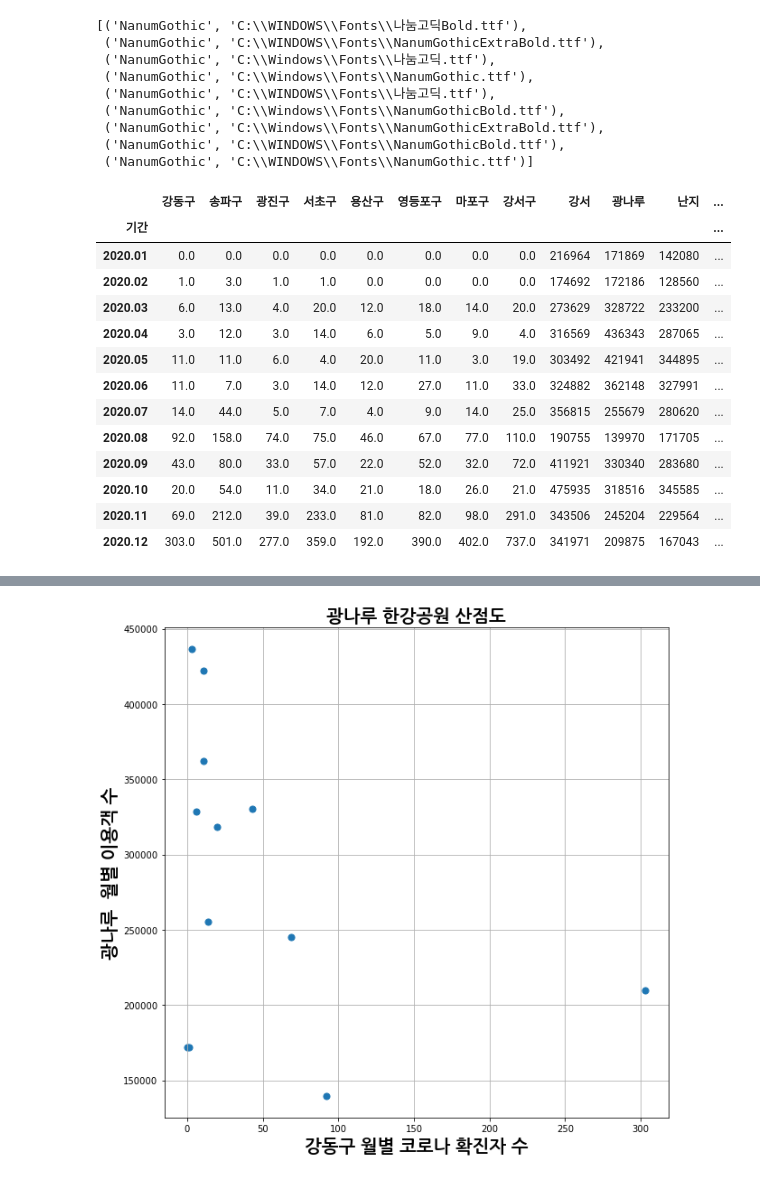
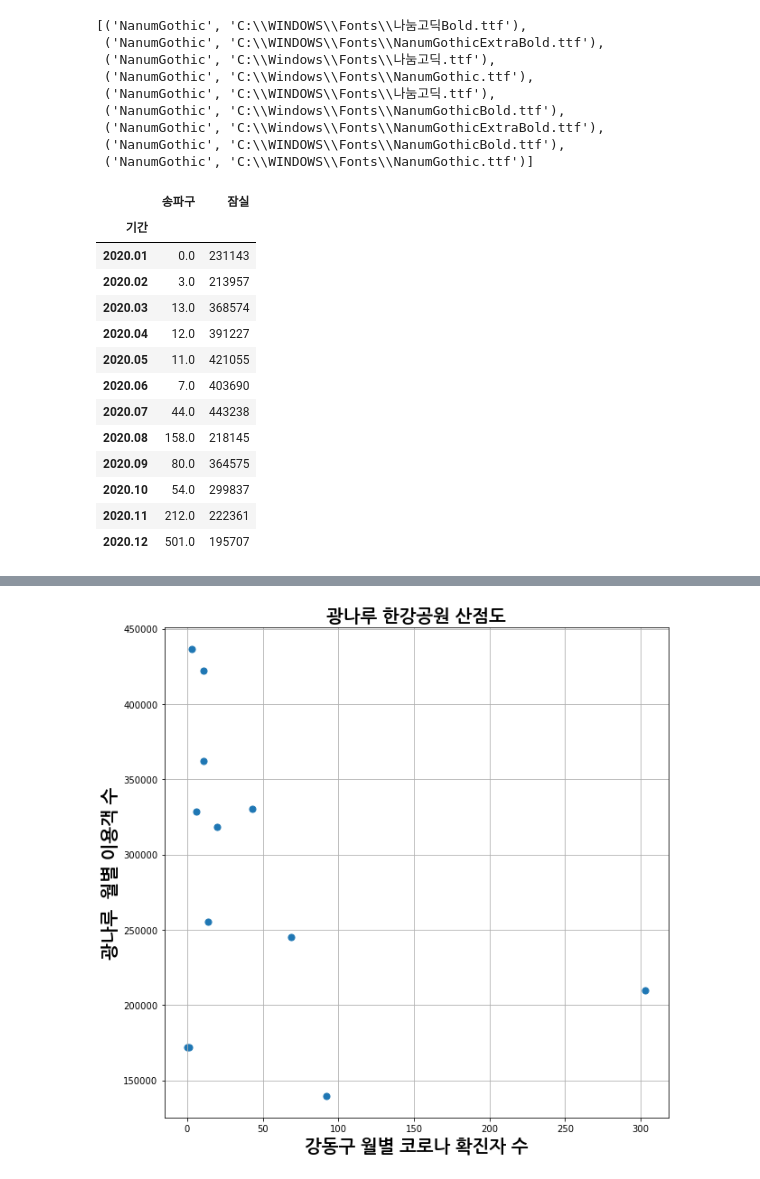
Before and after one commit to doungge/covid19---hangangpark, a Jupyter notebook: 한강공원과 코로나.ipynb, the cells around one changed output, grey strips where cells are left out. Cells and saved outputs as stored; diff of their text form; code cells hidden in the pictures.

```diff
--- a/한강공원과 코로나.ipynb
+++ b/한강공원과 코로나.ipynb
@@ -252,20 +252,20 @@ fontprop = fm.FontProperties(fname=path, size =20)
 
 #M_np.plot(kind = 'barh', grid = True, figsize = (10,10))
 #plt.show()
-# %%
-M_np.head(12)
-# %% [output]
-|  | 강동구 | 송파구 | 광진구 | 서초구 | 용산구 | 영등포구 | 마포구 | 강서구 | 강서 | 광나루 | 난지 | ... |
-| 기간 |  |  |  |  |  |  |  |  |  |  |  | ... |
-| 2020.01 | 0.0 | 0.0 | 0.0 | 0.0 | 0.0 | 0.0 | 0.0 | 0.0 | 216964 | 171869 | 142080 | ... |
-| 2020.02 | 1.0 | 3.0 | 1.0 | 1.0 | 0.0 | 0.0 | 0.0 | 0.0 | 174692 | 172186 | 128560 | ... |
-| 2020.03 | 6.0 | 13.0 | 4.0 | 20.0 | 12.0 | 18.0 | 14.0 | 20.0 | 273629 | 328722 | 233200 | ... |
-| 2020.04 | 3.0 | 12.0 | 3.0 | 14.0 | 6.0 | 5.0 | 9.0 | 4.0 | 316569 | 436343 | 287065 | ... |
-| 2020.05 | 11.0 | 11.0 | 6.0 | 4.0 | 20.0 | 11.0 | 3.0 | 19.0 | 303492 | 421941 | 344895 | ... |
-| 2020.06 | 11.0 | 7.0 | 3.0 | 14.0 | 12.0 | 27.0 | 11.0 | 33.0 | 324882 | 362148 | 327991 | ... |
-| 2020.07 | 14.0 | 44.0 | 5.0 | 7.0 | 4.0 | 9.0 | 14.0 | 25.0 | 356815 | 255679 | 280620 | ... |
-| 2020.08 | 92.0 | 158.0 | 74.0 | 75.0 | 46.0 | 67.0 | 77.0 | 110.0 | 190755 | 139970 | 171705 | ... |
-| 2020.09 | 43.0 | 80.0 | 33.0 | 57.0 | 22.0 | 52.0 | 32.0 | 72.0 | 411921 | 330340 | 283680 | ... |
-| 2020.10 | 20.0 | 54.0 | 11.0 | 34.0 | 21.0 | 18.0 | 26.0 | 21.0 | 475935 | 318516 | 345585 | ... |
-| 2020.11 | 69.0 | 212.0 | 39.0 | 233.0 | 81.0 | 82.0 | 98.0 | 291.0 | 343506 | 245204 | 229564 | ... |
-| 2020.12 | 303.0 | 501.0 | 277.0 | 359.0 | 192.0 | 390.0 | 402.0 | 737.0 | 341971 | 209875 | 167043 | ... |
+# %%
+M_np[['송파구','잠실']]
+# %% [output]
+|  | 송파구 | 잠실 |
+| 기간 |  |  |
+| 2020.01 | 0.0 | 231143 |
+| 2020.02 | 3.0 | 213957 |
+| 2020.03 | 13.0 | 368574 |
+| 2020.04 | 12.0 | 391227 |
+| 2020.05 | 11.0 | 421055 |
+| 2020.06 | 7.0 | 403690 |
+| 2020.07 | 44.0 | 443238 |
+| 2020.08 | 158.0 | 218145 |
+| 2020.09 | 80.0 | 364575 |
+| 2020.10 | 54.0 | 299837 |
+| 2020.11 | 212.0 | 222361 |
+| 2020.12 | 501.0 | 195707 |
```
Also changed, not shown: parts of 19 cells of this notebook.
